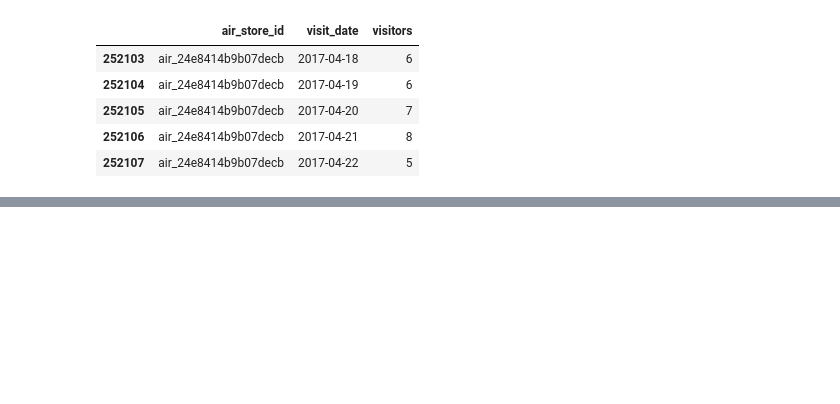
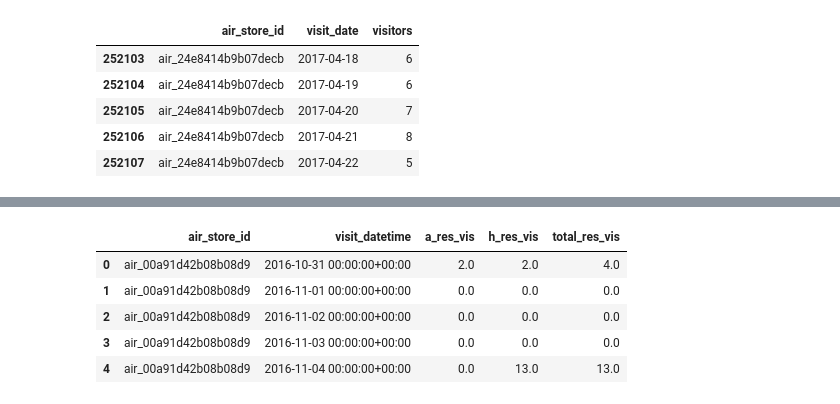
Before and after one commit to zhilangtaosha/ml, a Jupyter notebook: ipython/cheatsheet/rs_recruit.ipynb, the cells around one changed output, grey strips where cells are left out. Saved outputs shown, nothing was run; the diff lists cells and outputs as text; code cells hidden in the pictures; blank space fills up the shorter version.

```diff
--- a/ipython/cheatsheet/rs_recruit.ipynb
+++ b/ipython/cheatsheet/rs_recruit.ipynb
@@ -156,0 +385,2 @@ freq                       1                     1
+# %%
+total_merged = total_merged.drop(['hpg_store_id'], axis=1)
@@ -156,0 +405,13 @@ freq                       1                     1
+# %%
+total_merged = total_merged.fillna(0)
+total_merged['total_res_vis'] = total_merged.a_res_vis + total_merged.h_res_vis
+#total_merged.sort_values(by=["air_store_id","visit_datetime"], ascending=True)
+# %%
+total_merged.head()
+# %% [output]
+|  | air_store_id | visit_datetime | a_res_vis | h_res_vis | total_res_vis |
+| 0 | air_00a91d42b08b08d9 | 2016-10-31 00:00:00+00:00 | 2.0 | 2.0 | 4.0 |
+| 1 | air_00a91d42b08b08d9 | 2016-11-01 00:00:00+00:00 | 0.0 | 0.0 | 0.0 |
+| 2 | air_00a91d42b08b08d9 | 2016-11-02 00:00:00+00:00 | 0.0 | 0.0 | 0.0 |
+| 3 | air_00a91d42b08b08d9 | 2016-11-03 00:00:00+00:00 | 0.0 | 0.0 | 0.0 |
+| 4 | air_00a91d42b08b08d9 | 2016-11-04 00:00:00+00:00 | 0.0 | 13.0 | 13.0 |
```
Also changed, not shown: parts of 59 cells of this notebook, 26 other files.
